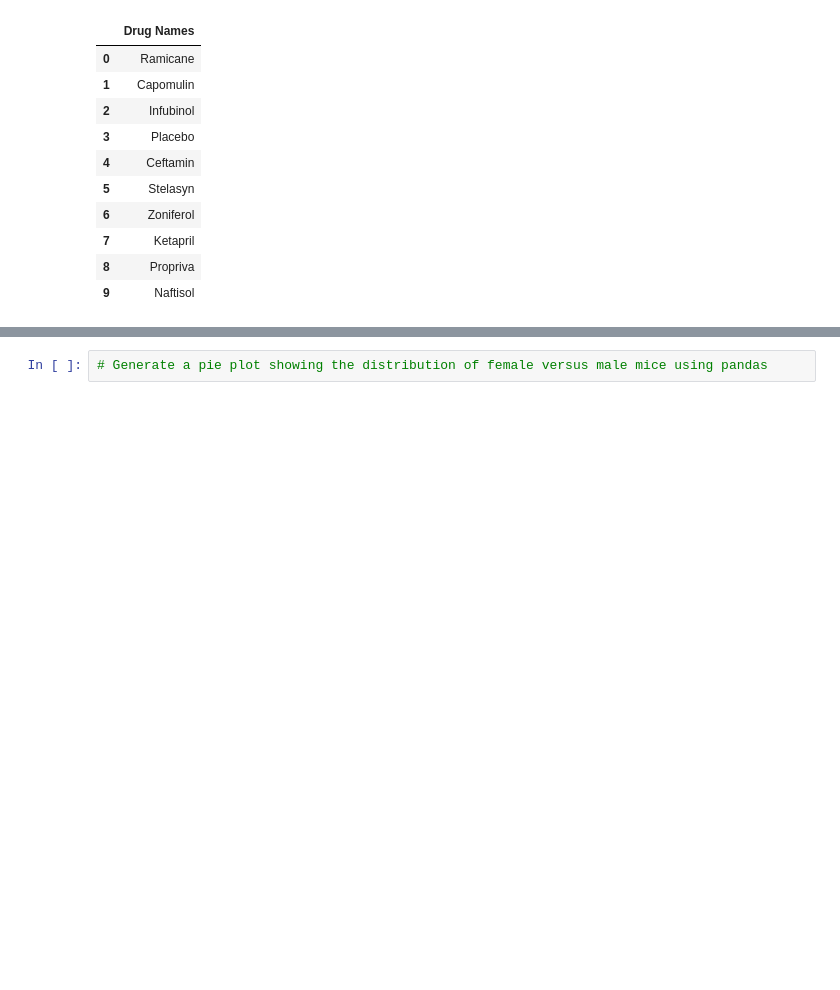
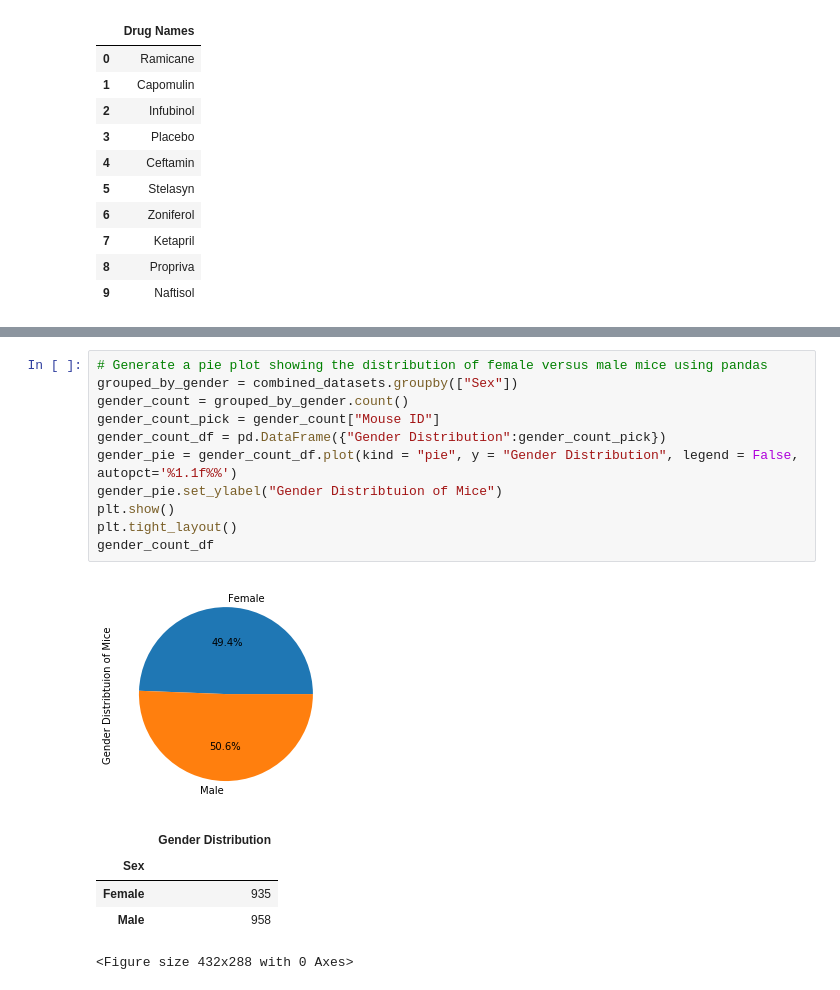
Before and after one commit to buher8819/Matplotlib-challenge, a Jupyter notebook: Matplotlib_Solution.ipynb, the cells around one changed output, grey strips where cells are left out. Cells and saved outputs as stored; diff of their text form; blank space fills up the shorter version.

```diff
--- a/Matplotlib_Solution.ipynb
+++ b/Matplotlib_Solution.ipynb
@@ -128,4 +130,20 @@ plt.show()
-# %%
-# Generate a pie plot showing the distribution of female versus male mice using pandas
+# %%
+# Generate a pie plot showing the distribution of female versus male mice using pandas
+grouped_by_gender = combined_datasets.groupby(["Sex"])
+gender_count = grouped_by_gender.count()
+gender_count_pick = gender_count["Mouse ID"]
+gender_count_df = pd.DataFrame({"Gender Distribution":gender_count_pick})
+gender_pie = gender_count_df.plot(kind = "pie", y = "Gender Distribution", legend = False, autopct='%1.1f%%')
+gender_pie.set_ylabel("Gender Distribtuion of Mice")
+plt.show()
+plt.tight_layout()
+gender_count_df
+# %% [output]
+[figure, added]
+|  | Gender Distribution |
+| Sex |  |
+| Female | 935 |
+| Male | 958 |
+<Figure size 432x288 with 0 Axes>
 # %%
 # Generate a pie plot showing the distribution of female versus male mice using pyplot
```
Also changed, not shown: parts of 16 cells of this notebook.
